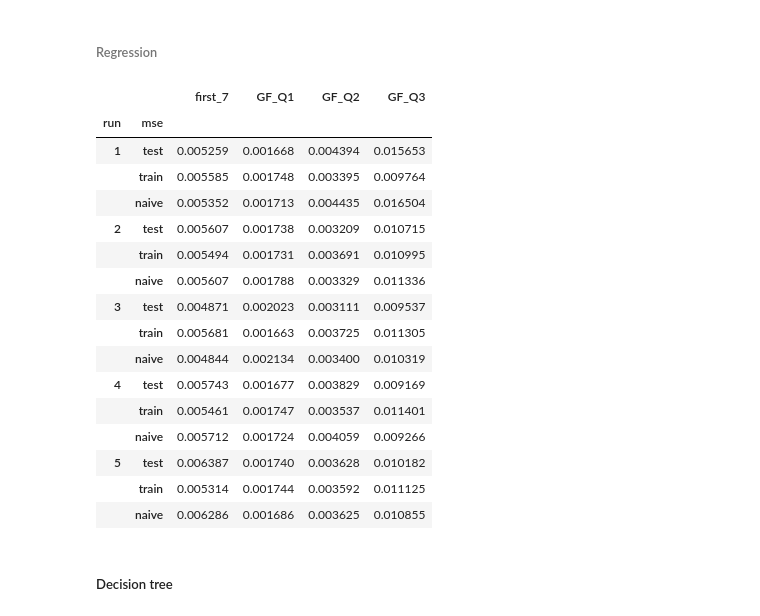
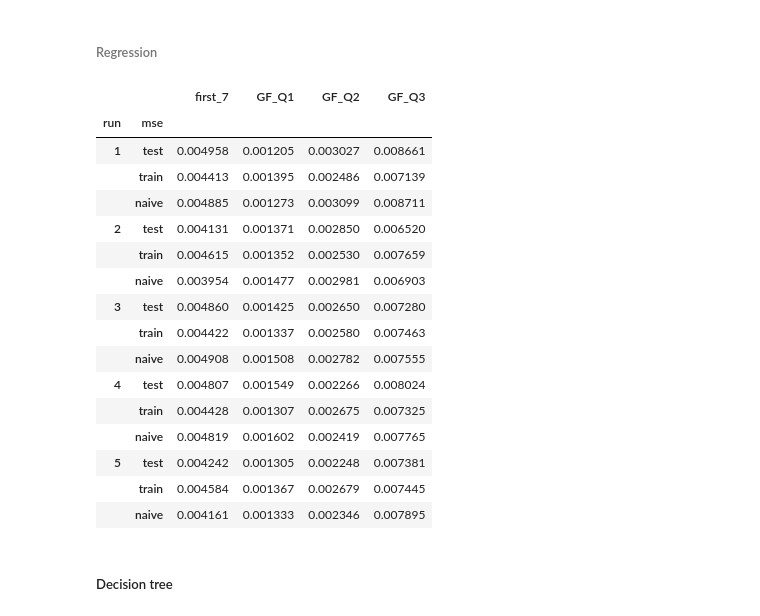
Before and after one commit to hopl1t/covid19, a Jupyter notebook: notebooks/regression_and_tree.ipynb, the cells around one changed output. Cells and saved outputs as stored; diff of their text form; code cells hidden in the pictures.

```diff
--- a/notebooks/regression_and_tree.ipynb
+++ b/notebooks/regression_and_tree.ipynb
@@ -23,6 +23,7 @@ plt.rc('figure', titlesize=25)
 PICKLE_PATH = '../augmented_datasets/pickles/hopkins_conf_gf0904_GDP_urban_weather.pkl'
 OUTPUT_TREE_PATH = '../products/decision_tree/decision_tree_{0}.dot'
 MAX_DT_DEPTH = 3
+OUTLIER_QUARTILES = (0.02, 0.98) # Min, max quartiles
 # %%
 from sklearn.model_selection import KFold
 from sklearn import tree, metrics
@@ -57,6 +58,17 @@ def linear_regression_train(X_train, y_train):
     regr = sklearn.linear_model.LinearRegression()
     trained_model = regr.fit(X_train, y_train)
     return trained_model
+
+def remove_outlier(df, range_, columns):
+    low = range_[0]
+    high = range_[1]
+    qnt = df.quantile([low, high])
+    data = df.copy()
+    for col in list(columns):
+        data[col] = \
+            data[(data[col] > qnt.loc[low, col]) &\
+               (data[col] < qnt.loc[high, col])][col]
+    return data
 # %% [markdown]
 ###### Prepare data
 # %% [markdown]
@@ -107,0 +118,4 @@ Discard outlier data
+# %%
+for i, label in enumerate(target_columns):
+    print(i)
+    print(label)
@@ -108,17 +131,18 @@ Discard outlier data
 # %%
 target_columns = ['first_7', 'GF_Q1', 'GF_Q2', 'GF_Q3']
-avg_tmp = hopkins_confirmed[['Country_Region', 'avg_interval_tmp']].copy()
-gf = hopkins_confirmed[target_columns].copy()
-
 fig, axes = plt.subplots(4, 1, figsize=(7, 21))
 
-for i in range(len(target_columns)):
+for i, col in enumerate(target_columns):
+    data = remove_outlier(hopkins_confirmed, OUTLIER_QUARTILES, [col])
+    data.dropna(inplace=True)
+    avg_tmp = data[['Country_Region', 'avg_interval_tmp']].copy()
+    gf = data[target_columns].copy()
     avg_int_tmp = avg_tmp['avg_interval_tmp'].values
     _ = axes[i].scatter(avg_int_tmp, gf[gf.columns[i]].values)
     n = len(avg_tmp['avg_interval_tmp'])
     _ = axes[i].set_xlabel('avg interval temp')
     _ = axes[i].set_ylabel(gf.columns[i])
-    _ = axes[i].set_title('{0}, n={0}'.format(gf.columns[i], n))
+    _ = axes[i].set_title('{0}, n={1}'.format(gf.columns[i], n))
 
 #     countries = hopkins_confirmed['Country_Region'].loc[:,'data'].values.tolist()
 #     for q, txt in enumerate(countries):
@@ -145,50 +169,53 @@ model_fn = linear_regression_train
 metric_fn = metrics.mean_squared_error
 
 for label_col in label_cols:
+    # remove 0s, remove outliers
     data = hopkins_confirmed.copy()[hopkins_confirmed[label_col] > 0]
+    data = remove_outlier(data, OUTLIER_QUARTILES, [label_col])
+    data.dropna(inplace=True)
     X, y = np.array(data[feature_cols]), np.array(data[[label_col]])
     # Split the data into train, test for n_splits train-test rounds
     train_folds, test_folds = train_test_split(X, n_splits=5)
 #     print('\nTraining on label {0}'.format(label_col))
     # Train-test the model for each of the n_splits:
     for train_test_round in range(len(train_folds)):
         train_index = train_folds[train_test_round]
         test_index = test_folds[train_test_round]
         X_train, X_test = X[train_index], X[test_index]
         y_train, y_test = y[train_index], y[test_index]
         regr_trained = model_fn(X_train, y_train)
 
         # evaluate on test
         y_pred = regr_trained.predict(X_test)
         regr_rslt.loc[train_test_round + 1, 'test'][label_col] = metric_fn(y_test, y_pred)
 
         # Compare to train data
         y_pred_train = regr_trained.predict(X_train)
         regr_rslt.loc[train_test_round + 1, 'train'][label_col] = metric_fn(y_train, y_pred_train)
 
         # Compare to a naive mean-value model:
         y_pred_naive = np.ndarray(y_pred.shape)
         y_pred_naive.fill(y_train.mean())
         regr_rslt.loc[train_test_round + 1, 'naive'][label_col] = metric_fn(y_test, y_pred_naive)
 regr_rslt
 # %% [output]
 |  |  | first_7 | GF_Q1 | GF_Q2 | GF_Q3 |
 | run | mse |  |  |  |  |
-| 1 | test | 0.005259 | 0.001668 | 0.004394 | 0.015653 |
-|  | train | 0.005585 | 0.001748 | 0.003395 | 0.009764 |
-|  | naive | 0.005352 | 0.001713 | 0.004435 | 0.016504 |
-| 2 | test | 0.005607 | 0.001738 | 0.003209 | 0.010715 |
-|  | train | 0.005494 | 0.001731 | 0.003691 | 0.010995 |
-|  | naive | 0.005607 | 0.001788 | 0.003329 | 0.011336 |
-| 3 | test | 0.004871 | 0.002023 | 0.003111 | 0.009537 |
-|  | train | 0.005681 | 0.001663 | 0.003725 | 0.011305 |
-|  | naive | 0.004844 | 0.002134 | 0.003400 | 0.010319 |
-| 4 | test | 0.005743 | 0.001677 | 0.003829 | 0.009169 |
-|  | train | 0.005461 | 0.001747 | 0.003537 | 0.011401 |
-|  | naive | 0.005712 | 0.001724 | 0.004059 | 0.009266 |
-| 5 | test | 0.006387 | 0.001740 | 0.003628 | 0.010182 |
-|  | train | 0.005314 | 0.001744 | 0.003592 | 0.011125 |
-|  | naive | 0.006286 | 0.001686 | 0.003625 | 0.010855 |
+| 1 | test | 0.004958 | 0.001205 | 0.003027 | 0.008661 |
+|  | train | 0.004413 | 0.001395 | 0.002486 | 0.007139 |
+|  | naive | 0.004885 | 0.001273 | 0.003099 | 0.008711 |
+| 2 | test | 0.004131 | 0.001371 | 0.002850 | 0.006520 |
+|  | train | 0.004615 | 0.001352 | 0.002530 | 0.007659 |
+|  | naive | 0.003954 | 0.001477 | 0.002981 | 0.006903 |
+| 3 | test | 0.004860 | 0.001425 | 0.002650 | 0.007280 |
+|  | train | 0.004422 | 0.001337 | 0.002580 | 0.007463 |
+|  | naive | 0.004908 | 0.001508 | 0.002782 | 0.007555 |
+| 4 | test | 0.004807 | 0.001549 | 0.002266 | 0.008024 |
+|  | train | 0.004428 | 0.001307 | 0.002675 | 0.007325 |
+|  | naive | 0.004819 | 0.001602 | 0.002419 | 0.007765 |
+| 5 | test | 0.004242 | 0.001305 | 0.002248 | 0.007381 |
+|  | train | 0.004584 | 0.001367 | 0.002679 | 0.007445 |
+|  | naive | 0.004161 | 0.001333 | 0.002346 | 0.007895 |
 # %% [markdown]
 ##### Decision tree
 # %%
```
Also changed, not shown: parts of 9 cells of this notebook, 20 other files.
